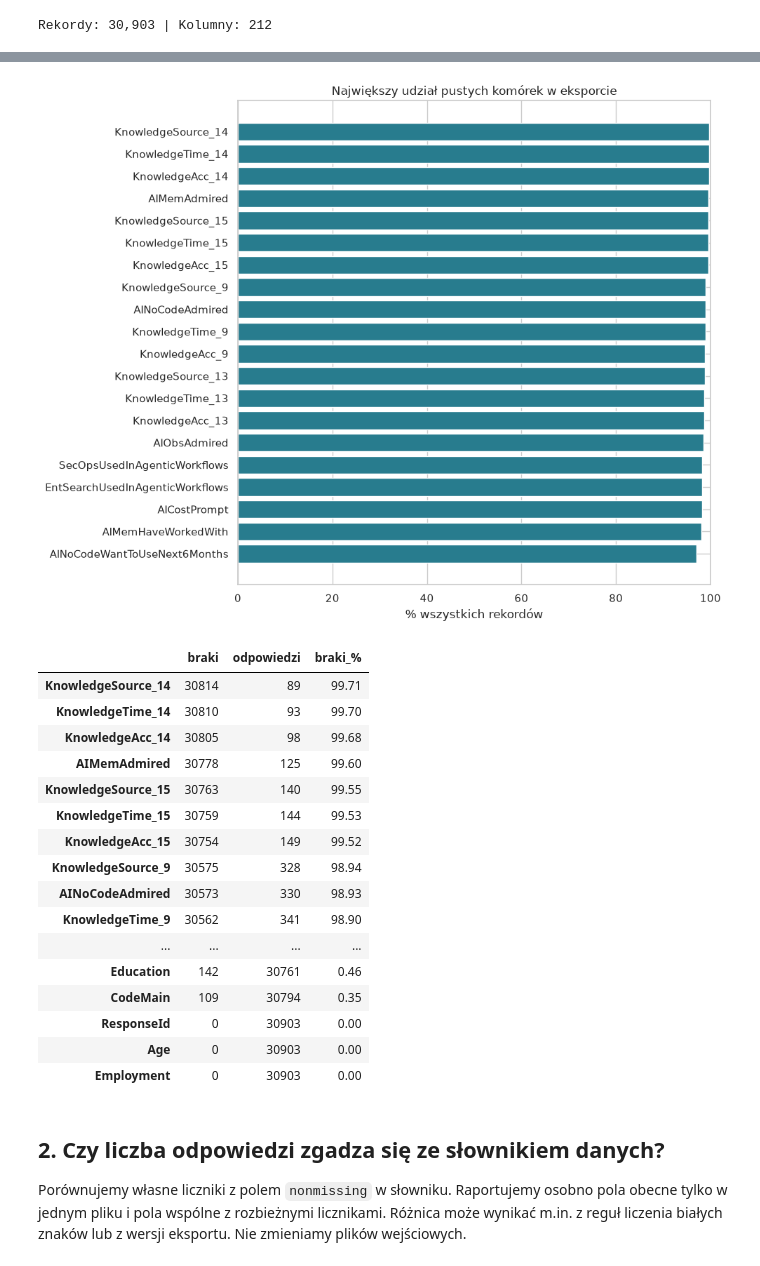
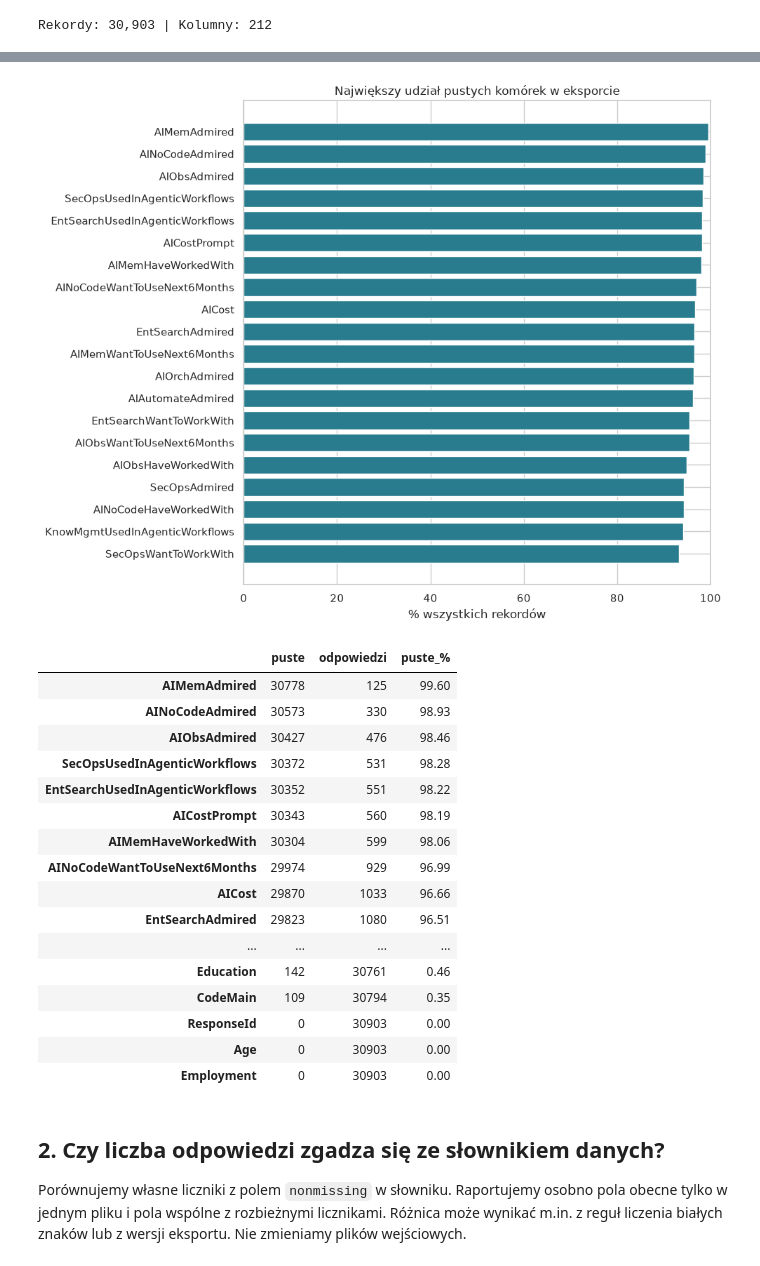
Before and after one commit to jlabuda191/AD_Python_Stack2026, a Jupyter notebook: notebooks/03_analiza_brakow_2026.ipynb, the cells around one changed output, grey strips where cells are left out. Saved outputs shown, nothing was run; the diff lists cells and outputs as text; code cells hidden in the pictures.

```diff
--- a/notebooks/03_analiza_brakow_2026.ipynb
+++ b/notebooks/03_analiza_brakow_2026.ipynb
@@ -54,38 +56,39 @@ Dla pól w tym zestawieniu mianownikiem jest liczba wszystkich rekordów. Wykres
 # %%
 job_factor_questions = ("JobEase", "JobDifficulty")
 job_ai_prefixes = tuple(f"{question}AI_" for question in job_factor_questions)
+matrix_prefixes = ("KnowledgeAcc_", "KnowledgeTime_", "KnowledgeSource_", "AIImpact_", "AISat_")
 conditional_fields = missing.columns[
-    missing.columns.str.startswith(job_ai_prefixes) | missing.columns.isin(["AIDaily"])
+    missing.columns.str.startswith(job_ai_prefixes + matrix_prefixes) | missing.columns.isin(["AIDaily"])
 ]
 ranked_mask = missing.drop(columns=conditional_fields)
 field_summary = pd.DataFrame({
-    "braki": ranked_mask.sum(),
+    "puste": ranked_mask.sum(),
     "odpowiedzi": (~ranked_mask).sum(),
-    "braki_%": ranked_mask.mean().mul(100),
-}).sort_values("braki_%", ascending=False, kind="stable")
+    "puste_%": ranked_mask.mean().mul(100),
+}).sort_values("puste_%", ascending=False, kind="stable")
 
 fig, ax = plt.subplots(figsize=(10, 8))
 top_fields = field_summary.head(20).iloc[::-1]
-ax.barh(top_fields.index, top_fields["braki_%"], color="#287c8e")
+ax.barh(top_fields.index, top_fields["puste_%"], color="#287c8e")
 ax.set(xlim=(0, 100), xlabel="% wszystkich rekordów", title="Największy udział pustych komórek w eksporcie")
 plt.tight_layout()
 plt.show()
 
 with pd.option_context("display.max_rows", len(field_summary)):
     display(field_summary.round(2))
 # %% [output]
-[figure, old version]
+[figure, new version]
-|  | braki | odpowiedzi | braki_% |
-| KnowledgeSource_14 | 30814 | 89 | 99.71 |
-| KnowledgeTime_14 | 30810 | 93 | 99.70 |
-| KnowledgeAcc_14 | 30805 | 98 | 99.68 |
+|  | puste | odpowiedzi | puste_% |
 | AIMemAdmired | 30778 | 125 | 99.60 |
-| KnowledgeSource_15 | 30763 | 140 | 99.55 |
-| KnowledgeTime_15 | 30759 | 144 | 99.53 |
-| KnowledgeAcc_15 | 30754 | 149 | 99.52 |
-| KnowledgeSource_9 | 30575 | 328 | 98.94 |
 | AINoCodeAdmired | 30573 | 330 | 98.93 |
-| KnowledgeTime_9 | 30562 | 341 | 98.90 |
+| AIObsAdmired | 30427 | 476 | 98.46 |
+| SecOpsUsedInAgenticWorkflows | 30372 | 531 | 98.28 |
+| EntSearchUsedInAgenticWorkflows | 30352 | 551 | 98.22 |
+| AICostPrompt | 30343 | 560 | 98.19 |
+| AIMemHaveWorkedWith | 30304 | 599 | 98.06 |
+| AINoCodeWantToUseNext6Months | 29974 | 929 | 96.99 |
+| AICost | 29870 | 1033 | 96.66 |
+| EntSearchAdmired | 29823 | 1080 | 96.51 |
 | ... | ... | ... | ... |
 | Education | 142 | 30761 | 0.46 |
 | CodeMain | 109 | 30794 | 0.35 |
```
Also changed, not shown: parts of 4 cells of this notebook.
